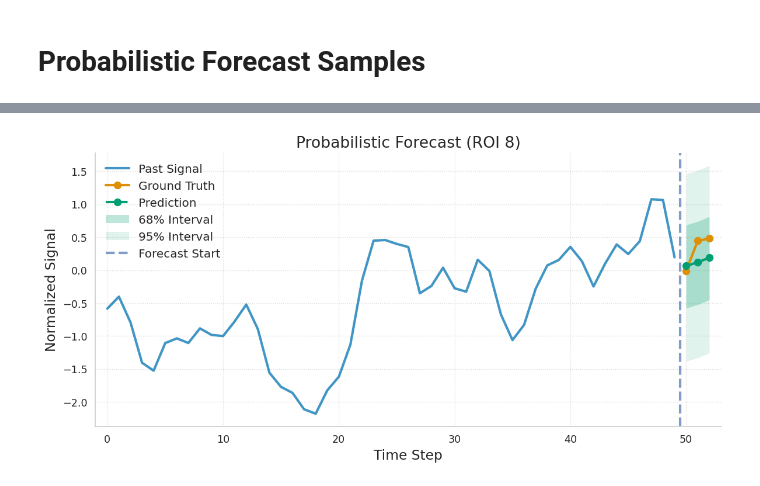
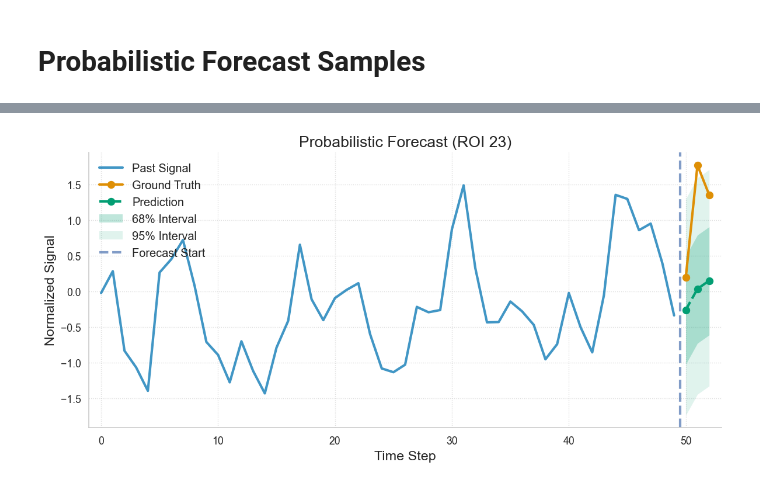
Before and after one commit to ab126/fmri_forecasting, a Jupyter notebook: forecast_models.ipynb, the cells around one changed output, grey strips where cells are left out. Saved outputs shown, nothing was run; the diff lists cells and outputs as text; code cells hidden in the pictures.

```diff
--- a/forecast_models.ipynb
+++ b/forecast_models.ipynb
@@ -164,34 +158,34 @@ import seaborn as sns
 
 sns.set_theme(
     style="whitegrid",
     context="paper",   # paper / notebook / talk / poster
     font_scale=1.2,
     rc={
         "figure.dpi": 120,
         "savefig.dpi": 300,
         "axes.spines.top": False,
         "axes.spines.right": False,
         "axes.linewidth": 1.0,
         "grid.linestyle": ":",
         "grid.alpha": 0.4,
         "lines.linewidth": 2.5,
         "legend.frameon": False,
         "xtick.major.width": 1.0,
         "ytick.major.width": 1.0,
     },
 )
 
-sample_idx = 25 # 25
-roi_idx = 7 # 7 22
+sample_idx = 249 # 174 215 249
+roi_idx = 22 # 0 7 22
 ax, residual_quantiles, Yhat = plot_proba_forecast(
     X=X_test,
     Y=Y_test,
     model=model,
     roi_idx=roi_idx,
     sample_idx=sample_idx,
     batch_size=512,
     device=device,
-    save_path=Path("saves/figures/probabilistic_forecast.png"),
+    #save_path=Path("saves/figures/probabilistic_forecast.png"),
 )
 # %% [output]
-[figure, old version]
+[figure, new version]
```
Also changed, not shown: parts of 4 cells of this notebook, 3 other files.
